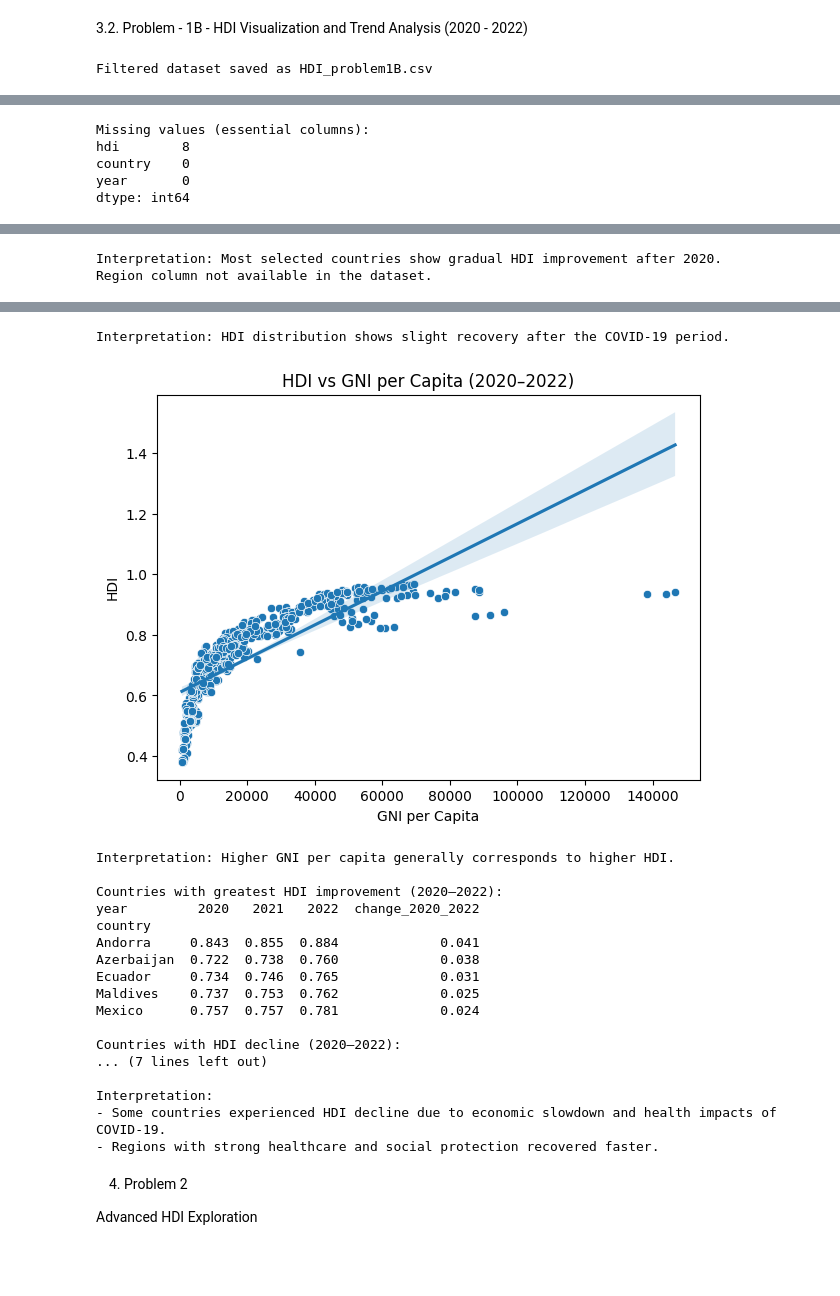
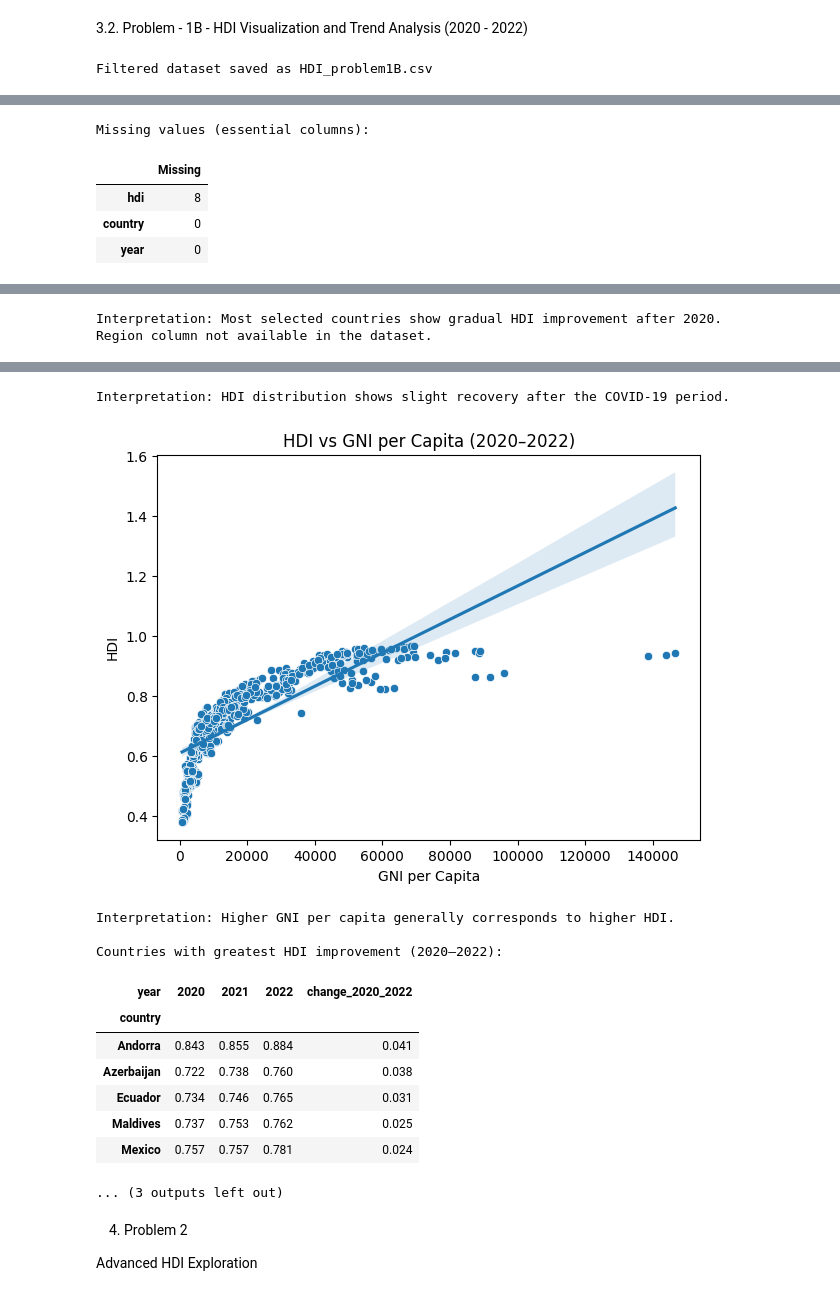
Before and after one commit to Pragya-code/Final_Assignment1_AI, a Jupyter notebook: 2505496_Pragya_Rajbanshi.ipynb, the cells around one changed output, grey strips where cells are left out. Drawn from its saved outputs; the diff is of its cells as text; code cells hidden in the pictures; blank space fills up the shorter version.

```diff
--- a/2505496_Pragya_Rajbanshi.ipynb
+++ b/2505496_Pragya_Rajbanshi.ipynb
@@ -210,6 +249,7 @@ import pandas as pd
 import numpy as np
 import matplotlib.pyplot as plt
 import seaborn as sns
+from IPython.display import display
 
 
 df = pd.read_csv(
@@ -248,7 +288,7 @@ files.download("HDI_problem1B.csv")
 
 # 2.1 Check missing values in essential columns
 print("\nMissing values (essential columns):")
-print(hdi_2020_2022_df[['hdi', 'country', 'year']].isnull().sum())
+display(hdi_2020_2022_df[['hdi', 'country', 'year']].isnull().sum().to_frame(name='Missing').style)
 
 
 
@@ -270,9 +310,8 @@ hdi_2020_2022_df.drop_duplicates(inplace=True)
 
 
 # 2.5 Handle missing values
-
 # Drop rows with missing HDI because HDI is the main variable
-hdi_2020_2022_df.dropna(subset=['hdi'], inplace=True)
+hdi_2020_2022_df.dropna(subset=['hdi', 'country', 'year'], inplace=True)
 
 
 # 3. Visualization Tasks:
@@ -359,57 +398,52 @@ else:
 
 
 # 4. Short Analysis Questions
 
 # 4.1 Countries with greatest improvement
 hdi_change = (
     hdi_2020_2022_df
     .pivot(index='country', columns='year', values='hdi')
 )
 hdi_change['change_2020_2022'] = hdi_change[2022] - hdi_change[2020]
 
 print("\nCountries with greatest HDI improvement (2020–2022):")
-print(hdi_change.sort_values(by='change_2020_2022', ascending=False).head(5))
+display(hdi_change.sort_values('change_2020_2022', ascending=False).head(5).style.format("{:.3f}"))
 
 
 # 4.2 Countries with HDI decline
 print("\nCountries with HDI decline (2020–2022):")
-print(hdi_change[hdi_change['change_2020_2022'] < 0].head())
+declines = hdi_change[hdi_change['change_2020_2022'] < 0]
+display(declines.head().style.format("{:.3f}"))
 
 print("\nInterpretation:")
 print("- Some countries experienced HDI decline due to economic slowdown and health impacts of COVID-19.")
 print("- Regions with strong healthcare and social protection recovered faster.")
 # %% [output]
 Filtered dataset saved as HDI_problem1B.csv
 [interactive output not drawn]
 [interactive output not drawn]
 Missing values (essential columns):
-hdi        8
-country    0
-year       0
-dtype: int64
+|  | Missing |
+| hdi | 8 |
+| country | 0 |
+| year | 0 |
 [figure]
 Interpretation: Most selected countries show gradual HDI improvement after 2020.
 Region column not available in the dataset.
 [figure]
 Interpretation: HDI distribution shows slight recovery after the COVID-19 period.
-[figure, old version]
+[figure, new version]
 Interpretation: Higher GNI per capita generally corresponds to higher HDI.
 
 Countries with greatest HDI improvement (2020–2022):
-year         2020   2021   2022  change_2020_2022
-country
-Andorra     0.843  0.855  0.884             0.041
-Azerbaijan  0.722  0.738  0.760             0.038
-Ecuador     0.734  0.746  0.765             0.031
-Maldives    0.737  0.753  0.762             0.025
-Mexico      0.757  0.757  0.781             0.024
-
-Countries with HDI decline (2020–2022):
-... (7 lines left out)
-
-Interpretation:
-- Some countries experienced HDI decline due to economic slowdown and health impacts of COVID-19.
-- Regions with strong healthcare and social protection recovered faster.
+| year | 2020 | 2021 | 2022 | change_2020_2022 |
+| country |  |  |  |  |
+| Andorra | 0.843 | 0.855 | 0.884 | 0.041 |
+| Azerbaijan | 0.722 | 0.738 | 0.760 | 0.038 |
+| Ecuador | 0.734 | 0.746 | 0.765 | 0.031 |
+| Maldives | 0.737 | 0.753 | 0.762 | 0.025 |
+| Mexico | 0.757 | 0.757 | 0.781 | 0.024 |
+... (3 outputs left out)
 # %% [markdown]
 4. Problem 2
 
```
Also changed, not shown: parts of 4 cells of this notebook.
